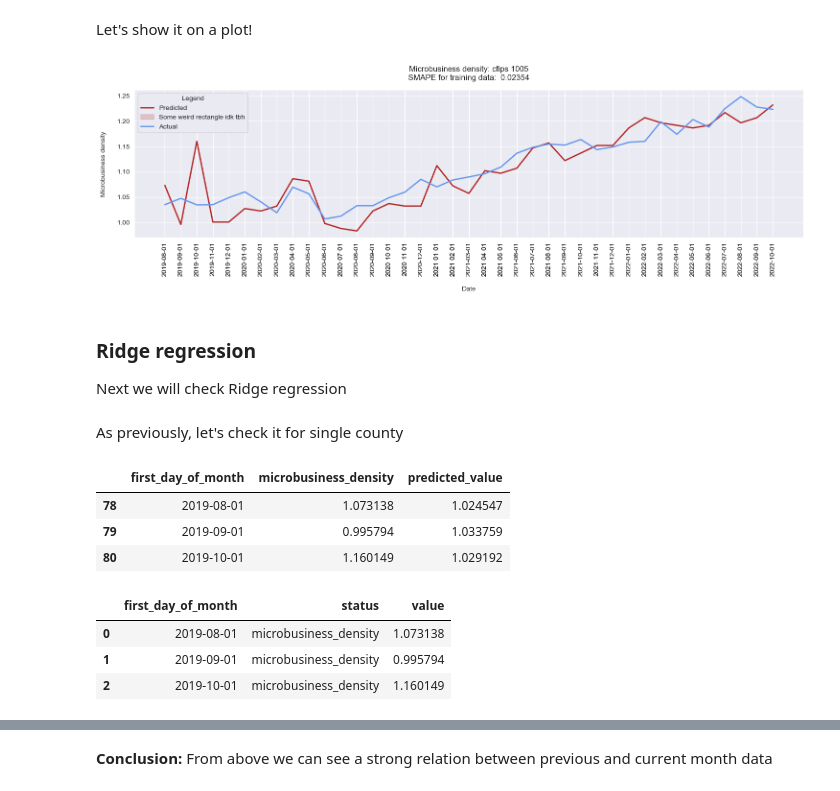
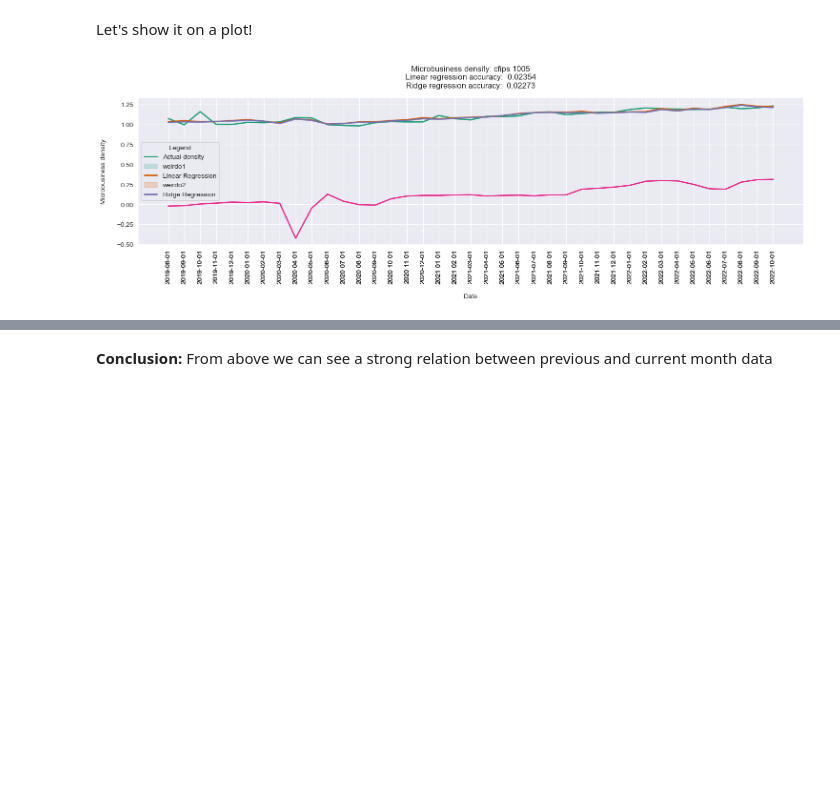
Before and after one commit to vroobelle93/03_GoDaddy, a Jupyter notebook: godaddy1.ipynb, the cells around one changed output, grey strips where cells are left out. Drawn from its saved outputs; the diff is of its cells as text; code cells hidden in the pictures; blank space fills up the shorter version.

```diff
--- a/godaddy1.ipynb
+++ b/godaddy1.ipynb
@@ -332,0 +344,4 @@ I will start with the most basic type of regression - ordinary least squares.
+# %%
+# Create models
+lasso_alphas = np.logspace(-5, 5, 11)
+lasso_model = linear_model.LassoLarsCV()
@@ -332,0 +351,3 @@ I will start with the most basic type of regression - ordinary least squares.
+# %%
+predicted_values_list = ['cfips', 'first_day_of_month', 'lin_reg_prediction', 'ridge_prediction', 'lasso_prediction']
+predicted_values_df = pd.DataFrame(columns=predicted_values_list)
@@ -335,14 +416,19 @@ First let's check how it works for single county
 # %%
-# Create model
-lin_reg_model = linear_model.LinearRegression()
-# Fit it with training data
+# Fit models with training data
 lin_reg_model.fit(single_train_X, single_train_y)
+ridge_model.fit(single_train_X, single_train_y)
 # Predict values for test set
-single_forecast_y = lin_reg_model.predict(single_train_X)
+single_lin_reg_y = lin_reg_model.predict(single_train_X)
+single_ridge_y = ridge_model.predict(single_train_X)
+single_lasso_y = lasso_model.predict(single_train_X)
 # Calculate SMAPE for training data to check how well our model suits it
-SMAPE_lin_reg_single = smape(single_forecast_y, single_train_y)
+SMAPE_lin_reg_single = smape(single_lin_reg_y, single_train_y)
+SMAPE_ridge_single = smape(single_ridge_y, single_train_y)
+SMAPE_lasso_single = smape(single_ridge_y, single_train_y)
 # Create DF to store results and for plot
-single_lin_reg_results = single_prediction_results_template.copy()
-single_lin_reg_results['predicted_value'] = single_forecast_y
-single_lin_reg_results.head(3)
+single_prediction_results = single_prediction_results_template.copy()
+single_prediction_results['linear_regression_prediciton'] = single_lin_reg_y
+single_prediction_results['ridge_prediciton'] = single_ridge_y
+single_prediction_results['lasso_prediciton'] = single_lasso_y
+single_prediction_results.head(3)
 # %% [output]
@@ -353,6 +439,6 @@ single_lin_reg_results.head(3)
 # %%
 # Reshape DF for plot
-single_lin_reg_results_plot = single_lin_reg_results.melt(
+single_lin_reg_results_plot = single_prediction_results.melt(
     id_vars='first_day_of_month',
     var_name='status'
 )
@@ -367,23 +453,25 @@ Let's show it on a plot!
 # %%
 # Plot
 fig, ax = plt.subplots(figsize=(18, 4), squeeze=False)
 
 ax = sns.lineplot(
     data=single_lin_reg_results_plot,
     x='first_day_of_month',
     y='value',
     hue='status',
     linewidth=2,
-    palette=['firebrick', 'cornflowerblue']
+    palette='Dark2' # ['firebrick', 'cornflowerblue', 'darkorange']
 )
 
-ax.set_title(f'Microbusiness density: cfips {cfips}\nSMAPE for training data: {SMAPE_lin_reg_single: .5f}', pad=15)
+ax.set_title(f'Microbusiness density: cfips {cfips}\n'
+             f'Linear regression accuracy: {SMAPE_lin_reg_single: .5f}\n'
+             f'Ridge regression accuracy: {SMAPE_ridge_single: .5f}', pad=15)
 ax.set_xlabel('Date', labelpad=15)
 ax.set_ylabel('Microbusiness density', labelpad=15)
 ax.tick_params(axis='x', rotation=90)
 ax.set_xticks(single_lin_reg_results_plot['first_day_of_month'])
-plt.legend(title='Legend', labels=['Predicted', 'Some weird rectangle idk tbh', 'Actual'])
+plt.legend(title='Legend', labels=['Actual density', 'weirdo1', 'Linear Regression', 'weirdo2', 'Ridge Regression'])
 
 plt.show()
 # %% [output]
-[figure, old version]
+[figure, new version]
@@ -392,37 +477,0 @@ plt.show()
-# %% [markdown]
-### Ridge regression
-
-Next we will check Ridge regression
-# %% [markdown]
-As previously, let's check it for single county
-# %%
-# Create model
-ridge_alphas = np.logspace(-5, 5, 11)
-ridge_model = linear_model.RidgeCV(alphas=ridge_alphas)
-# Fit it with training data
-ridge_model.fit(single_train_X, single_train_y)
-# Predict values for test set
-single_forecast_y = ridge_model.predict(single_train_X)
-# Calculate SMAPE for training data to check how well our model suits it
-SMAPE_ridge_single = smape(single_forecast_y, single_train_y)
-# Create DF to store results and for plot
-single_ridge_results = single_prediction_results_template.copy()
-single_ridge_results['predicted_value'] = single_forecast_y
-single_ridge_results.head(3)
-# %% [output]
-|  | first_day_of_month | microbusiness_density | predicted_value |
-| 78 | 2019-08-01 | 1.073138 | 1.024547 |
-| 79 | 2019-09-01 | 0.995794 | 1.033759 |
-| 80 | 2019-10-01 | 1.160149 | 1.029192 |
-# %%
-# Reshape DF for plot
-single_ridge_results_plot = single_ridge_results.melt(
-    id_vars='first_day_of_month',
-    var_name='status'
-)
-single_ridge_results_plot.head(3)
-# %% [output]
-|  | first_day_of_month | status | value |
-| 0 | 2019-08-01 | microbusiness_density | 1.073138 |
-| 1 | 2019-09-01 | microbusiness_density | 0.995794 |
-| 2 | 2019-10-01 | microbusiness_density | 1.160149 |
```
Also changed, not shown: parts of 37 cells of this notebook.
